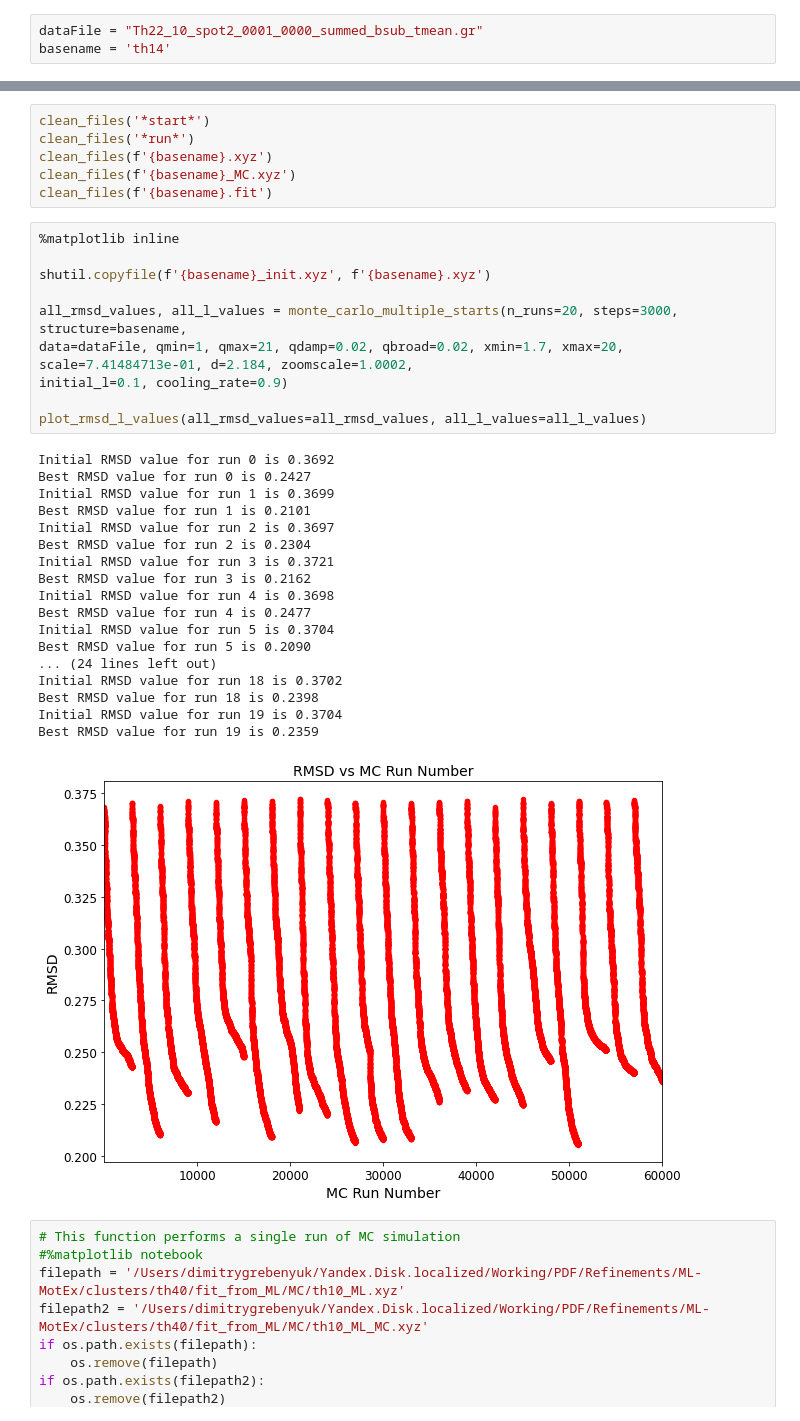
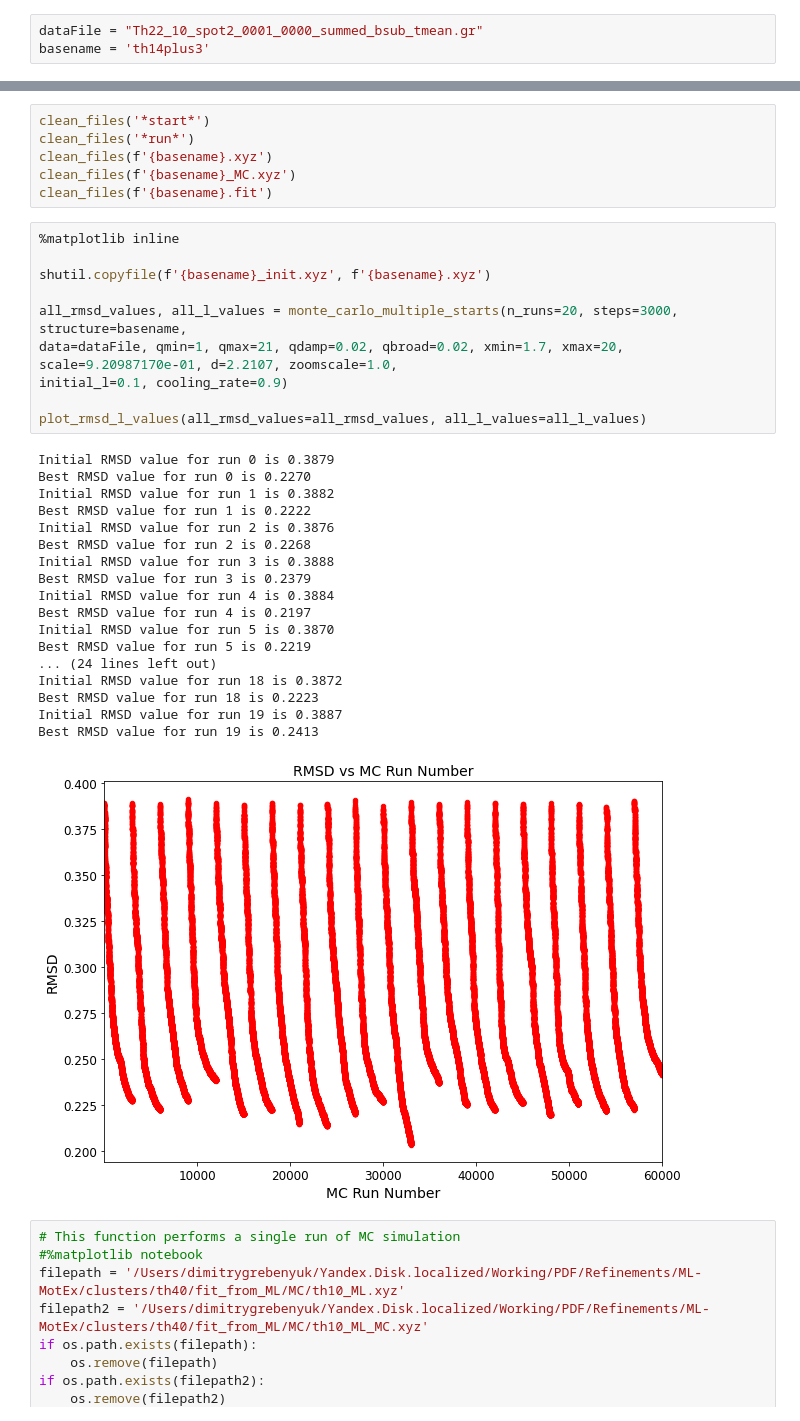
Before and after one commit to grebenyyk/PDF-MC, a Jupyter notebook: PDF_MC.ipynb, the cells around one changed output, grey strips where cells are left out. Cells and saved outputs as stored; diff of their text form.

```diff
--- a/PDF_MC.ipynb
+++ b/PDF_MC.ipynb
@@ -17,6 +17,6 @@ os.chdir('/Users/dimitrygrebenyuk/Yandex.Disk.localized/Working/PDF/Refinements/
 # %%
 dataFile = "Th22_10_spot2_0001_0000_summed_bsub_tmean.gr"
-basename = 'th14'
+basename = 'th14plus3'
 # %%
 def PDF_fit(structure, data, qmin, qmax, qdamp, qbroad, xmin, xmax, scale, d, zoomscale, run_number):
     cdsePDF = PDFContribution("CdSe")
@@ -204,33 +204,33 @@ clean_files(f'{basename}.fit')
 # %%
 %matplotlib inline
 
 shutil.copyfile(f'{basename}_init.xyz', f'{basename}.xyz')
 
 all_rmsd_values, all_l_values = monte_carlo_multiple_starts(n_runs=20, steps=3000, structure=basename,
 data=dataFile, qmin=1, qmax=21, qdamp=0.02, qbroad=0.02, xmin=1.7, xmax=20,
-scale=7.41484713e-01, d=2.184, zoomscale=1.0002,
+scale=9.20987170e-01, d=2.2107, zoomscale=1.0,
 initial_l=0.1, cooling_rate=0.9)
 
 plot_rmsd_l_values(all_rmsd_values=all_rmsd_values, all_l_values=all_l_values)
 # %% [output]
-Initial RMSD value for run 0 is 0.3692
-Best RMSD value for run 0 is 0.2427
-Initial RMSD value for run 1 is 0.3699
-Best RMSD value for run 1 is 0.2101
-Initial RMSD value for run 2 is 0.3697
-Best RMSD value for run 2 is 0.2304
-Initial RMSD value for run 3 is 0.3721
-Best RMSD value for run 3 is 0.2162
-Initial RMSD value for run 4 is 0.3698
-Best RMSD value for run 4 is 0.2477
-Initial RMSD value for run 5 is 0.3704
-Best RMSD value for run 5 is 0.2090
+Initial RMSD value for run 0 is 0.3879
+Best RMSD value for run 0 is 0.2270
+Initial RMSD value for run 1 is 0.3882
+Best RMSD value for run 1 is 0.2222
+Initial RMSD value for run 2 is 0.3876
+Best RMSD value for run 2 is 0.2268
+Initial RMSD value for run 3 is 0.3888
+Best RMSD value for run 3 is 0.2379
+Initial RMSD value for run 4 is 0.3884
+Best RMSD value for run 4 is 0.2197
+Initial RMSD value for run 5 is 0.3870
+Best RMSD value for run 5 is 0.2219
 ... (24 lines left out)
-Initial RMSD value for run 18 is 0.3702
-Best RMSD value for run 18 is 0.2398
-Initial RMSD value for run 19 is 0.3704
-Best RMSD value for run 19 is 0.2359
+Initial RMSD value for run 18 is 0.3872
+Best RMSD value for run 18 is 0.2223
+Initial RMSD value for run 19 is 0.3887
+Best RMSD value for run 19 is 0.2413
-[figure, old version]
+[figure, new version]
 # %%
 # This function performs a single run of MC simulation
 #%matplotlib notebook
```
Also changed, not shown: parts of 1 cell of this notebook.
